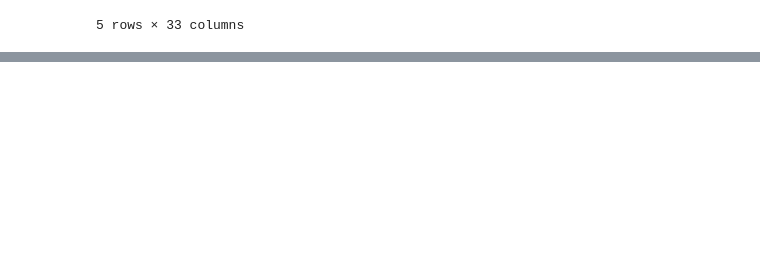
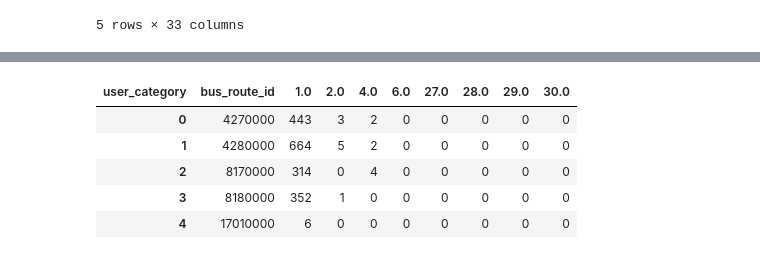
Before and after one commit to bigdataleeky/python, a Jupyter notebook: 20220609/20220608_2.ipynb, the cells around one changed output, grey strips where cells are left out. Saved outputs shown, nothing was run; the diff lists cells and outputs as text; code cells hidden in the pictures; blank space fills up the shorter version.

```diff
--- a/20220609/20220608_2.ipynb
+++ b/20220609/20220608_2.ipynb
@@ -340,0 +411,12 @@ TypeError: ignored
+# %%
+#카테고리별 승객의 합
+f = bts.groupby( ['bus_route_id','user_category'])['user_count'].agg([('승객수','sum')]).reset_index()
+g = pd.pivot_table(f, values='승객수', index = 'bus_route_id', columns='user_category', fill_value=0).reset_index()
+g.head()
+# %% [output]
+| user_category | bus_route_id | 1.0 | 2.0 | 4.0 | 6.0 | 27.0 | 28.0 | 29.0 | 30.0 |
+| 0 | 4270000 | 443 | 3 | 2 | 0 | 0 | 0 | 0 | 0 |
+| 1 | 4280000 | 664 | 5 | 2 | 0 | 0 | 0 | 0 | 0 |
+| 2 | 8170000 | 314 | 0 | 4 | 0 | 0 | 0 | 0 | 0 |
+| 3 | 8180000 | 352 | 1 | 0 | 0 | 0 | 0 | 0 | 0 |
+| 4 | 17010000 | 6 | 0 | 0 | 0 | 0 | 0 | 0 | 0 |
```
Also changed, not shown: parts of 13 cells of this notebook.
